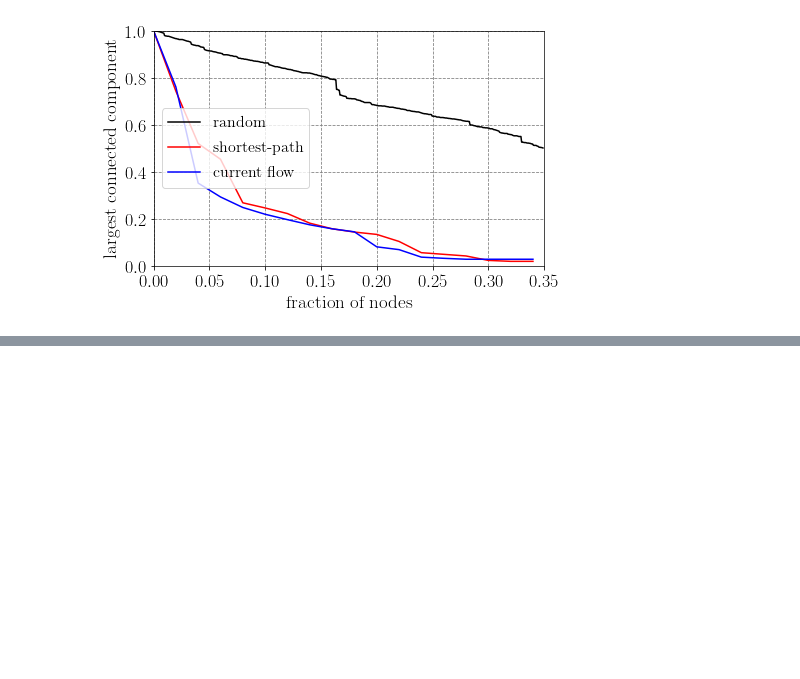
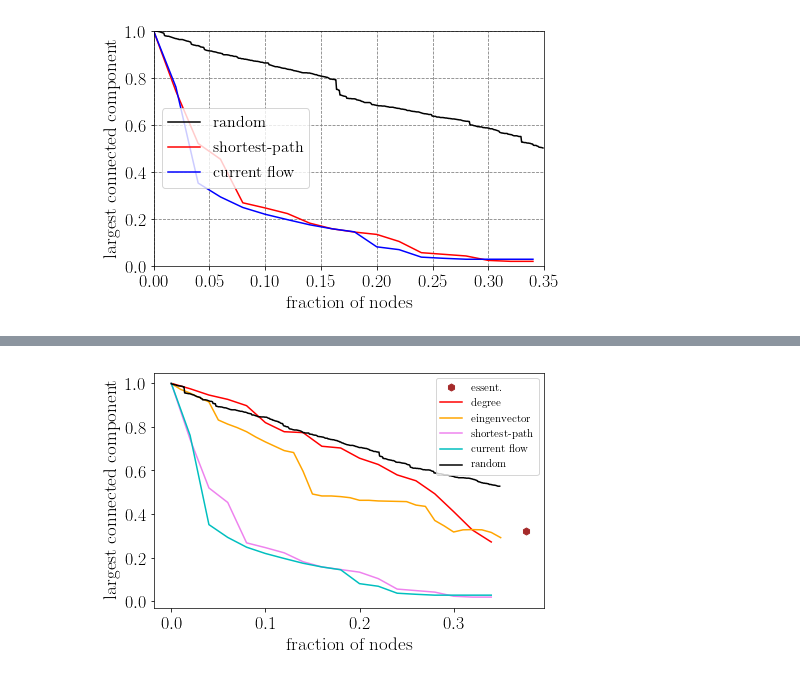
Before and after one commit to ignaciosticco/tp2, a Jupyter notebook: tp2.ipynb, the cells around one changed output, grey strips where cells are left out. Drawn from its saved outputs; the diff is of its cells as text; code cells hidden in the pictures; blank space fills up the shorter version.

```diff
--- a/tp2.ipynb
+++ b/tp2.ipynb
@@ -415,0 +666,30 @@ plt.show()
+# %%
+# Random
+resultado_random_APMS =  funcion_remove_random(G_APMS,0.35)
+# %%
+# Degree
+resultado_degree_APMS =  funcion_remove_degree(G_APMS,35)
+# %%
+# Eingenvector
+resultado_eingenvector_APMS =  funcion_remove_eigenvector(G_APMS,35)
+# %%
+# Esenciales
+resultado_esenciles_APMS =  rem_esenciales(G_APMS)
+# %%
+### Grafico APMS
+plt.plot(resultado_esenciles_APMS[0],resultado_esenciles_APMS[1],'h',markersize='7',color = 'brown',label='essent.')
+plt.plot(resultado_degree_APMS[0],resultado_degree_APMS[1],'-r',label='degree')
+plt.plot(resultado_eingenvector_APMS[0],resultado_eingenvector_APMS[1],'-',color = 'orange',label='eingenvector')
+plt.plot(resultado_shortest_path2_APMS[0],resultado_shortest_path2_APMS[1],'-',color = 'violet',label='shortest-path')
+plt.plot(resultado_current_flow2_APMS[0],resultado_current_flow2_APMS[1],'-c',label='current flow')
+plt.plot(resultado_random_APMS[0],resultado_random_APMS[1],'-k',label='random')
+
+pylab.xlabel('fraction of nodes')
+pylab.ylabel('largest connected component')
+#plt.grid(color='gray', linestyle='--')
+#pylab.ylim(0, 1.0)
+#pylab.xlim(0, 0.35)
+plt.legend(loc='upper right',prop={'size': 11})
+plt.show()
+# %% [output]
+[figure, added]
```
Also changed, not shown: parts of 20 cells of this notebook.
